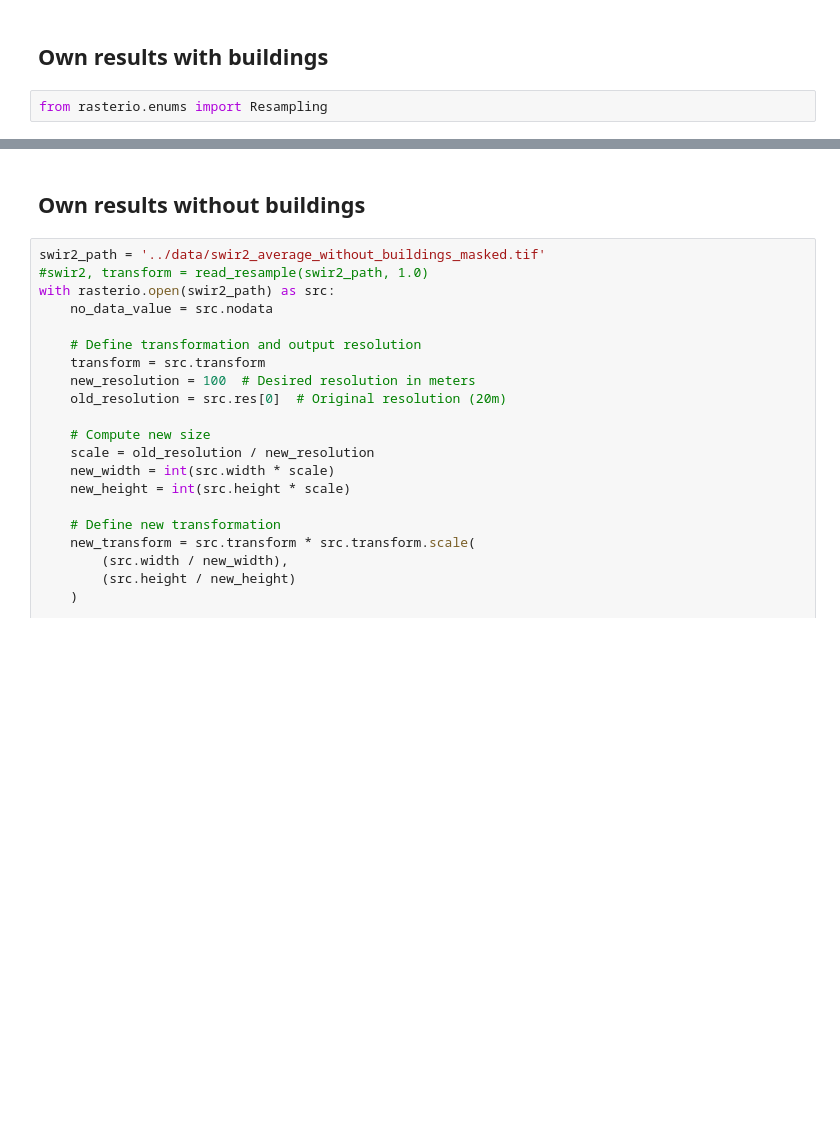
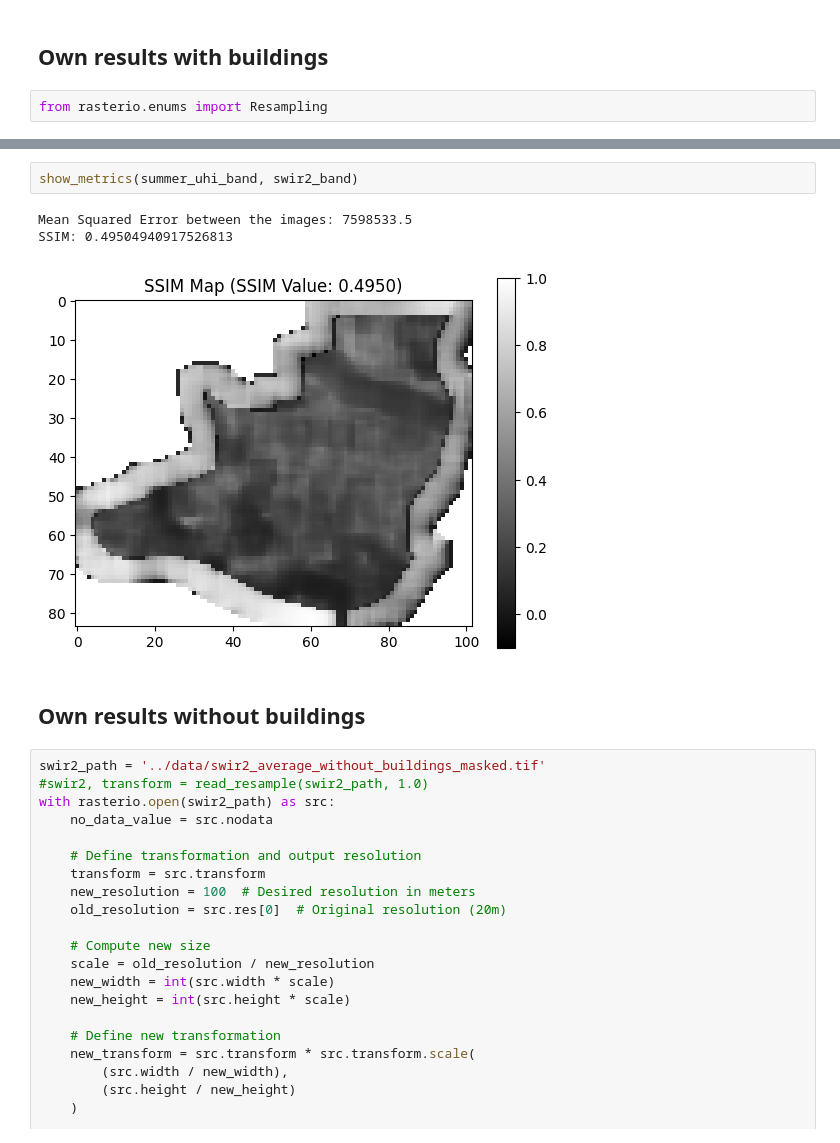
Before and after one commit to ayubero/uhi, a Jupyter notebook: scripts/compare_uhis.ipynb, the cells around one changed output, grey strips where cells are left out. Saved outputs shown, nothing was run; the diff lists cells and outputs as text; blank space fills up the shorter version.

```diff
--- a/scripts/compare_uhis.ipynb
+++ b/scripts/compare_uhis.ipynb
@@ -96,3 +179,9 @@ plt.show()
+# %%
+show_metrics(summer_uhi_band, swir2_band)
+# %% [output]
+Mean Squared Error between the images: 7598533.5
+SSIM: 0.49504940917526813
+[figure, added]
 # %% [markdown]
 ## Own results without buildings
 # %%
```
Also changed, not shown: parts of 17 cells of this notebook.
